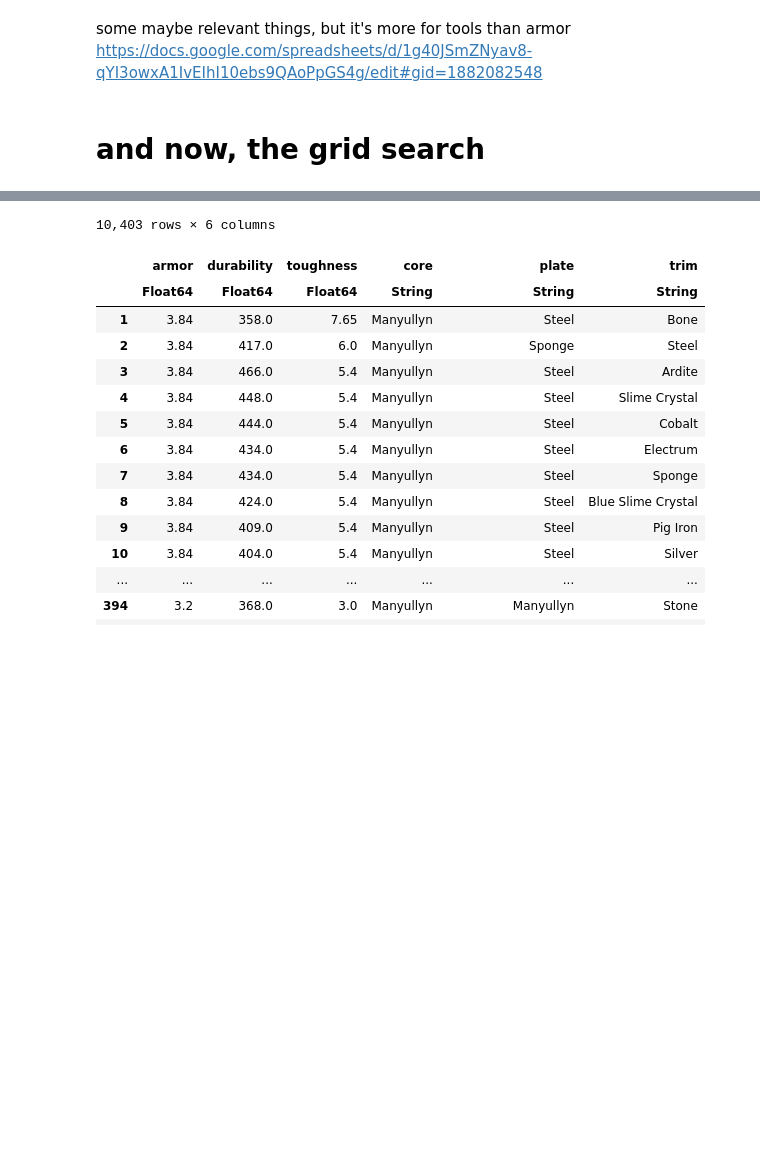
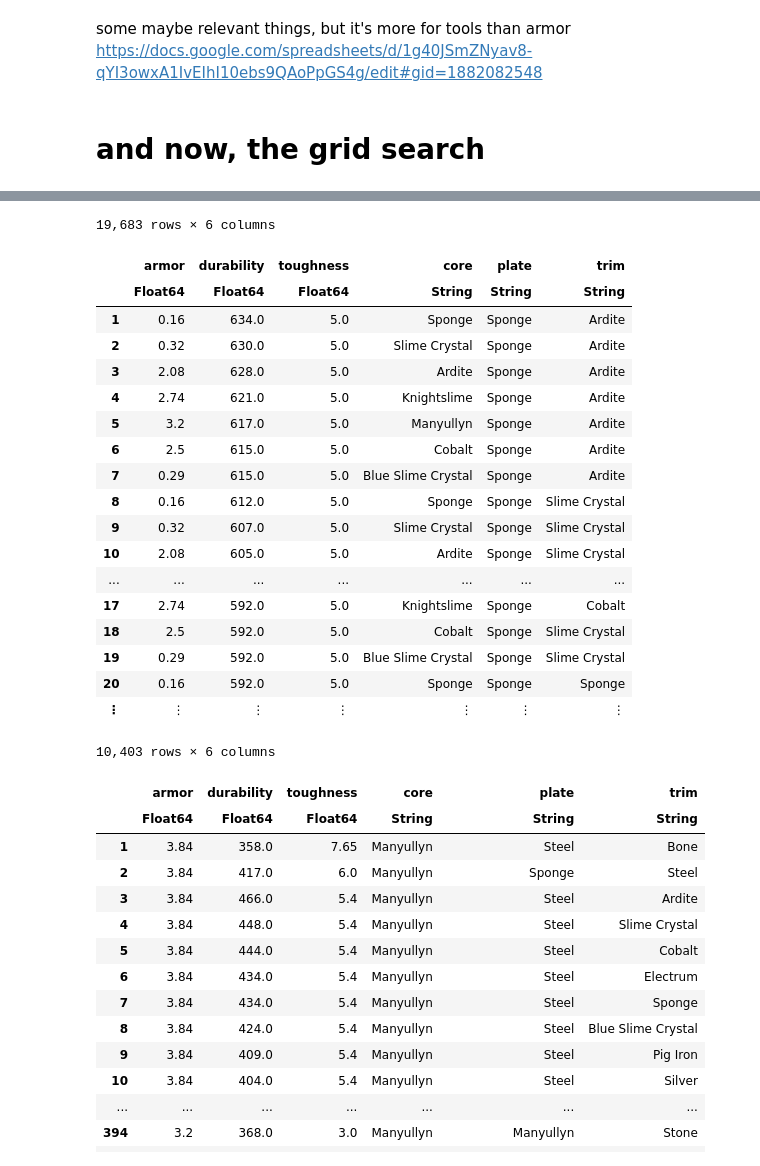
Before and after one commit to racinmat/MinecraftThings, a Jupyter notebook: construct armory calcs.ipynb, the cells around one changed output, grey strips where cells are left out. Cells and saved outputs as stored; diff of their text form; code cells hidden in the pictures; blank space fills up the shorter version.

```diff
--- a/construct armory calcs.ipynb
+++ b/construct armory calcs.ipynb
@@ -309,3 +355,26 @@ comb_df = select(comb_df, [:armor, :durability, :toughness, :core, :plate, :trim
+# %%
+ENV["LINES"] = 20
+sort(comb_df, [:durability, :armor, :toughness], rev=true)
+# %% [output]
+19,683 rows × 6 columns
+|  | armor | durability | toughness | core | plate | trim |
+|  | Float64 | Float64 | Float64 | String | String | String |
+| 1 | 0.16 | 634.0 | 5.0 | Sponge | Sponge | Ardite |
+| 2 | 0.32 | 630.0 | 5.0 | Slime Crystal | Sponge | Ardite |
+| 3 | 2.08 | 628.0 | 5.0 | Ardite | Sponge | Ardite |
+| 4 | 2.74 | 621.0 | 5.0 | Knightslime | Sponge | Ardite |
+| 5 | 3.2 | 617.0 | 5.0 | Manyullyn | Sponge | Ardite |
+| 6 | 2.5 | 615.0 | 5.0 | Cobalt | Sponge | Ardite |
+| 7 | 0.29 | 615.0 | 5.0 | Blue Slime Crystal | Sponge | Ardite |
+| 8 | 0.16 | 612.0 | 5.0 | Sponge | Sponge | Slime Crystal |
+| 9 | 0.32 | 607.0 | 5.0 | Slime Crystal | Sponge | Slime Crystal |
+| 10 | 2.08 | 605.0 | 5.0 | Ardite | Sponge | Slime Crystal |
+| ... | ... | ... | ... | ... | ... | ... |
+| 17 | 2.74 | 592.0 | 5.0 | Knightslime | Sponge | Cobalt |
+| 18 | 2.5 | 592.0 | 5.0 | Cobalt | Sponge | Slime Crystal |
+| 19 | 0.29 | 592.0 | 5.0 | Blue Slime Crystal | Sponge | Slime Crystal |
+| 20 | 0.16 | 592.0 | 5.0 | Sponge | Sponge | Sponge |
+| ⋮ | ⋮ | ⋮ | ⋮ | ⋮ | ⋮ | ⋮ |
 # %%
 ENV["LINES"] = 1000
 sort(comb_df[comb_df[:durability] .>= 200, :], [:armor, :toughness, :durability], rev=true)
```
Also changed, not shown: parts of 2 cells of this notebook.
